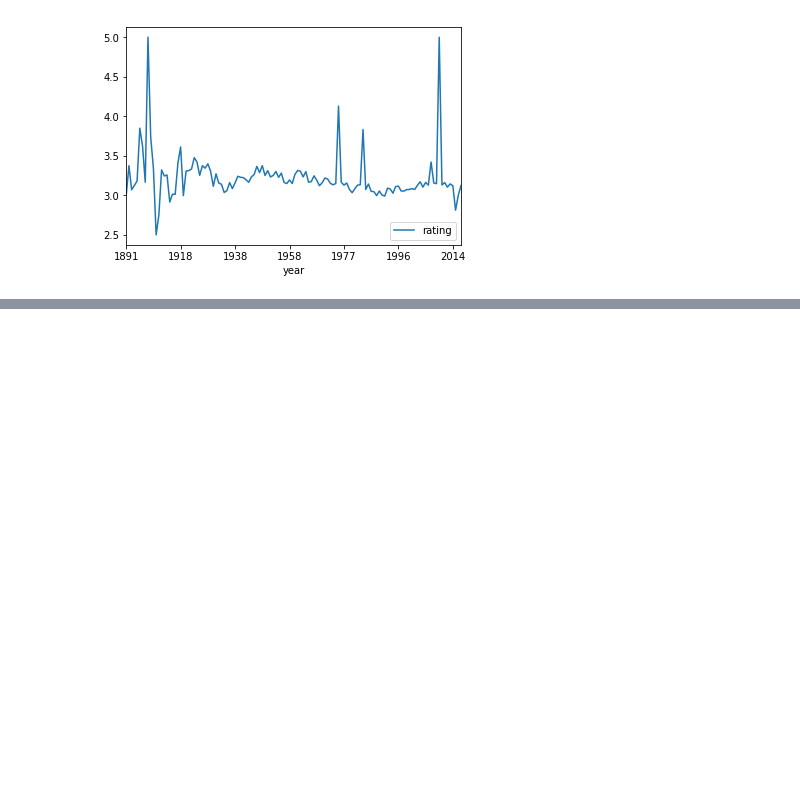
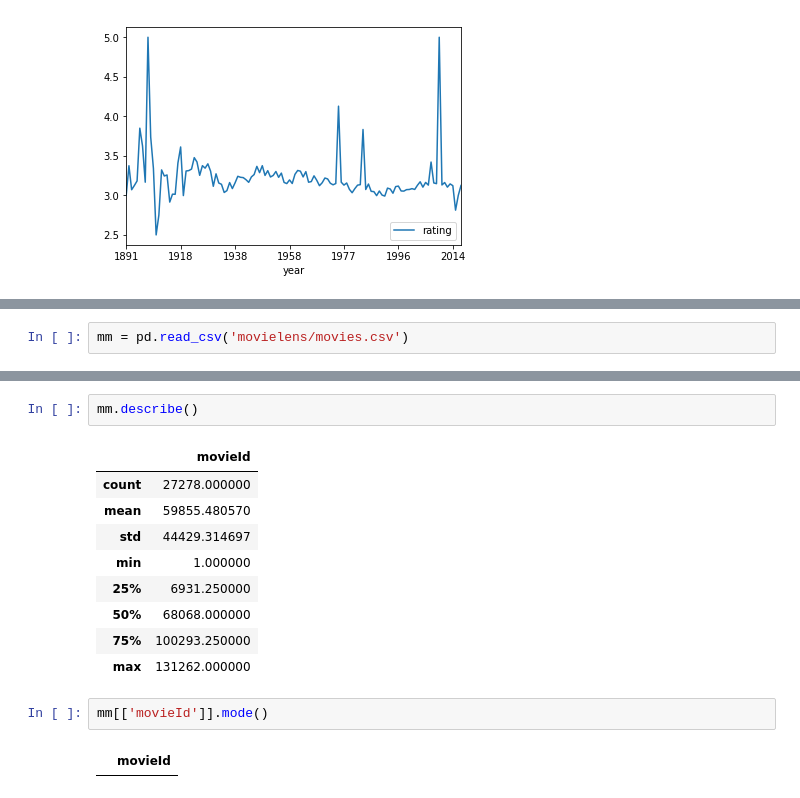
Before and after one commit to niskrev/Python-for-Data-Science, a Jupyter notebook: Week-4-Pandas/pandas-5.ipynb, the cells around one changed output, grey strips where cells are left out. Cells and saved outputs as stored; diff of their text form; blank space fills up the shorter version.

```diff
--- a/Week-4-Pandas/pandas-5.ipynb
+++ b/Week-4-Pandas/pandas-5.ipynb
@@ -104,0 +150,2 @@ yearly_average.plot()
+# %%
+mm = pd.read_csv('movielens/movies.csv')
@@ -104,0 +160,16 @@ yearly_average.plot()
+# %%
+mm.describe()
+# %% [output]
+|  | movieId |
+| count | 27278.000000 |
+| mean | 59855.480570 |
+| std | 44429.314697 |
+| min | 1.000000 |
+| 25% | 6931.250000 |
+| 50% | 68068.000000 |
+| 75% | 100293.250000 |
+| max | 131262.000000 |
+# %%
+mm[['movieId']].mode()
+# %% [output]
+|  | movieId |
```
Also changed, not shown: parts of 11 cells of this notebook, 1 other file.
